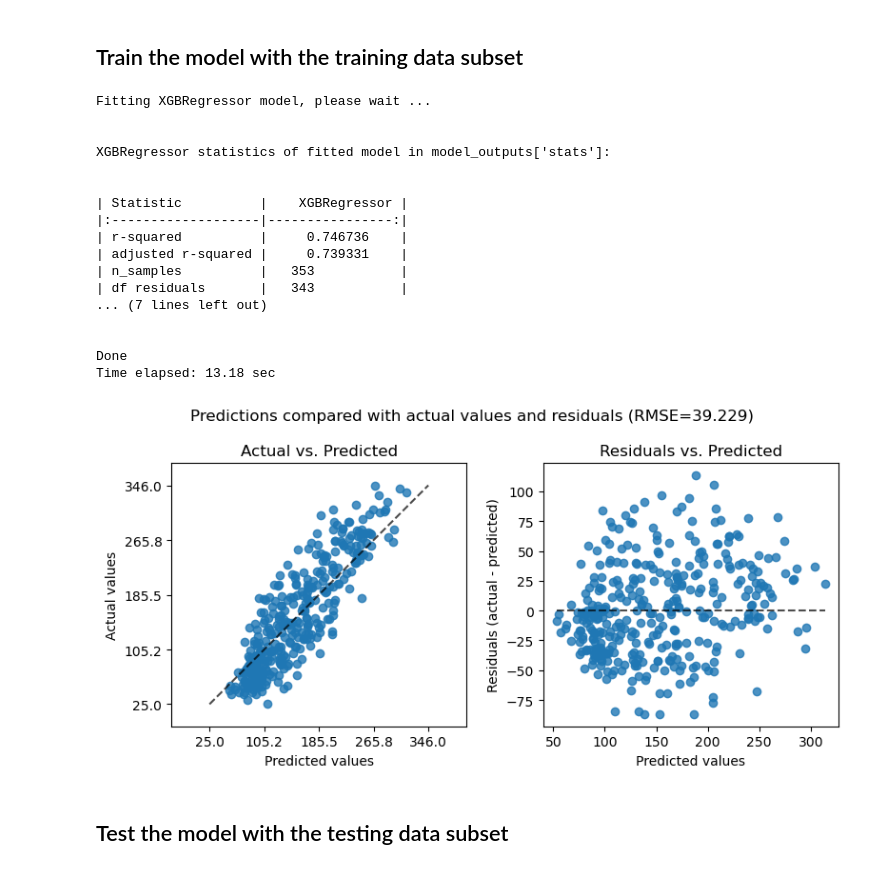
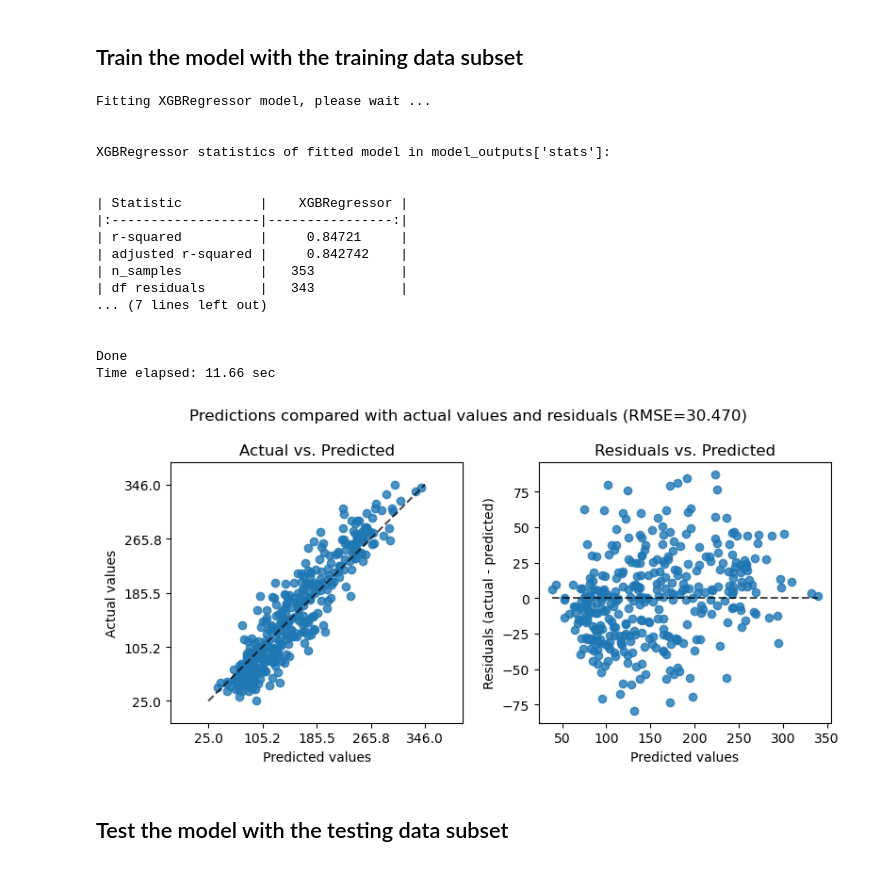
Before and after one commit to gjpelletier/MLRegression, a Jupyter notebook: Example_XGBoost.ipynb, the cells around one changed output. Drawn from its saved outputs; the diff is of its cells as text; code cells hidden in the pictures.

```diff
--- a/Example_XGBoost.ipynb
+++ b/Example_XGBoost.ipynb
@@ -37,36 +37,36 @@ X_train, X_test, y_train, y_test = train_test_split(X, y, test_size=0.2, random_
 # %%
 from MLRegression import xgb
 train_model, train_output = xgb(X_train, y_train,
-    learning_rate=0.05,
+    learning_rate=.1,
     n_estimators=100,
     max_depth=3,
     min_child_weight=0,
     gamma=0,
     subsample=0.7,
     colsample_bytree=0.7,
     objective='reg:squarederror',
     scale_pos_weight=1,
     random_state=42,
     reg_alpha=1)
 # %% [output]
 Fitting XGBRegressor model, please wait ...
 
 
 XGBRegressor statistics of fitted model in model_outputs['stats']:
 
 
 | Statistic          |    XGBRegressor |
 |:-------------------|----------------:|
-| r-squared          |     0.746736    |
-| adjusted r-squared |     0.739331    |
+| r-squared          |     0.84721     |
+| adjusted r-squared |     0.842742    |
 | n_samples          |   353           |
 | df residuals       |   343           |
 ... (7 lines left out)
 
 
 Done
-Time elapsed: 13.18 sec
+Time elapsed: 11.66 sec
-[figure, old version]
+[figure, new version]
 # %% [markdown]
 ## Test the model with the testing data subset
 # %%
```
Also changed, not shown: parts of 2 cells of this notebook.
